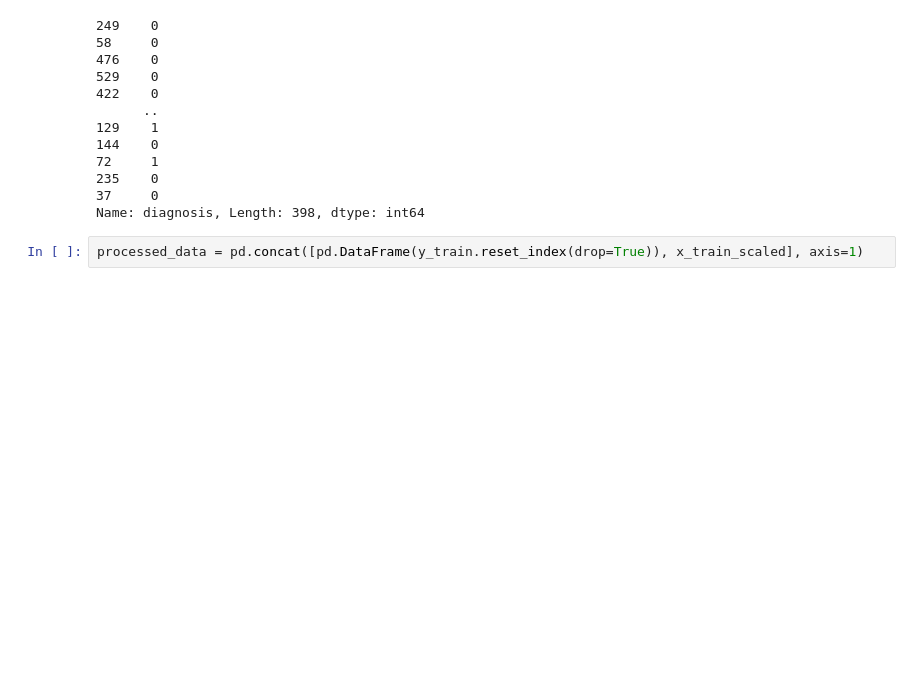
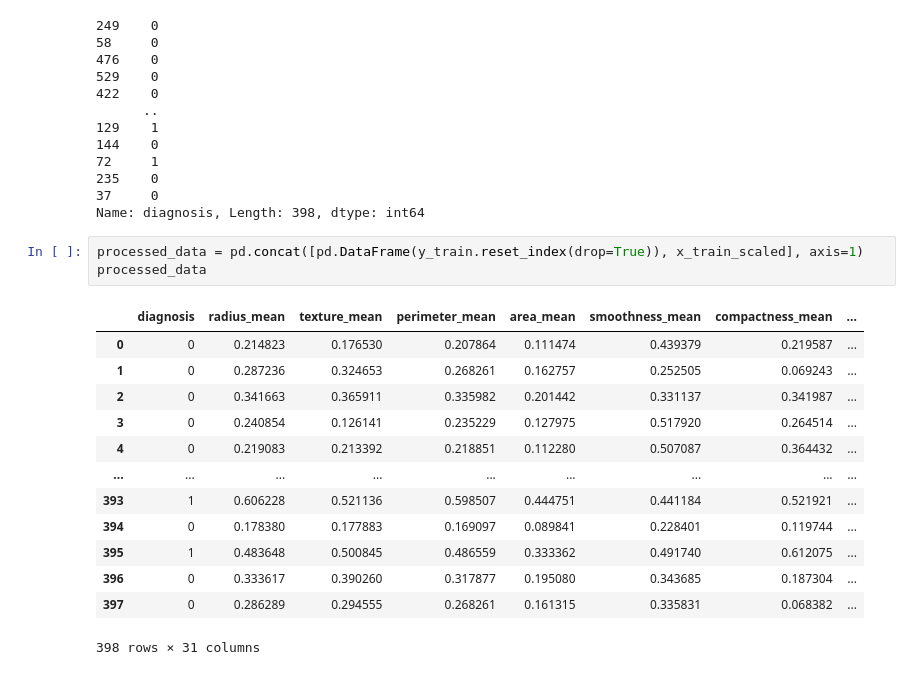
Before and after one commit to Lin-Ian/Breast-Cancer-Wisconsin-Diagnosis, a Jupyter notebook: preprocess_data.ipynb, the cells around one changed output. Saved outputs shown, nothing was run; the diff lists cells and outputs as text; blank space fills up the shorter version.

```diff
--- a/preprocess_data.ipynb
+++ b/preprocess_data.ipynb
@@ -104,6 +99,21 @@ y_train
 Name: diagnosis, Length: 398, dtype: int64
 # %%
 processed_data = pd.concat([pd.DataFrame(y_train.reset_index(drop=True)), x_train_scaled], axis=1)
+processed_data
+# %% [output]
+|  | diagnosis | radius_mean | texture_mean | perimeter_mean | area_mean | smoothness_mean | compactness_mean | ... |
+| 0 | 0 | 0.214823 | 0.176530 | 0.207864 | 0.111474 | 0.439379 | 0.219587 | ... |
+| 1 | 0 | 0.287236 | 0.324653 | 0.268261 | 0.162757 | 0.252505 | 0.069243 | ... |
+| 2 | 0 | 0.341663 | 0.365911 | 0.335982 | 0.201442 | 0.331137 | 0.341987 | ... |
+| 3 | 0 | 0.240854 | 0.126141 | 0.235229 | 0.127975 | 0.517920 | 0.264514 | ... |
+| 4 | 0 | 0.219083 | 0.213392 | 0.218851 | 0.112280 | 0.507087 | 0.364432 | ... |
+| ... | ... | ... | ... | ... | ... | ... | ... | ... |
+| 393 | 1 | 0.606228 | 0.521136 | 0.598507 | 0.444751 | 0.441184 | 0.521921 | ... |
+| 394 | 0 | 0.178380 | 0.177883 | 0.169097 | 0.089841 | 0.228401 | 0.119744 | ... |
+| 395 | 1 | 0.483648 | 0.500845 | 0.486559 | 0.333362 | 0.491740 | 0.612075 | ... |
+| 396 | 0 | 0.333617 | 0.390260 | 0.317877 | 0.195080 | 0.343685 | 0.187304 | ... |
+| 397 | 0 | 0.286289 | 0.294555 | 0.268261 | 0.161315 | 0.335831 | 0.068382 | ... |
+398 rows × 31 columns
 # %%
 plt.figure(figsize=(24,12))
 
```
Also changed, not shown: parts of 5 cells of this notebook.
